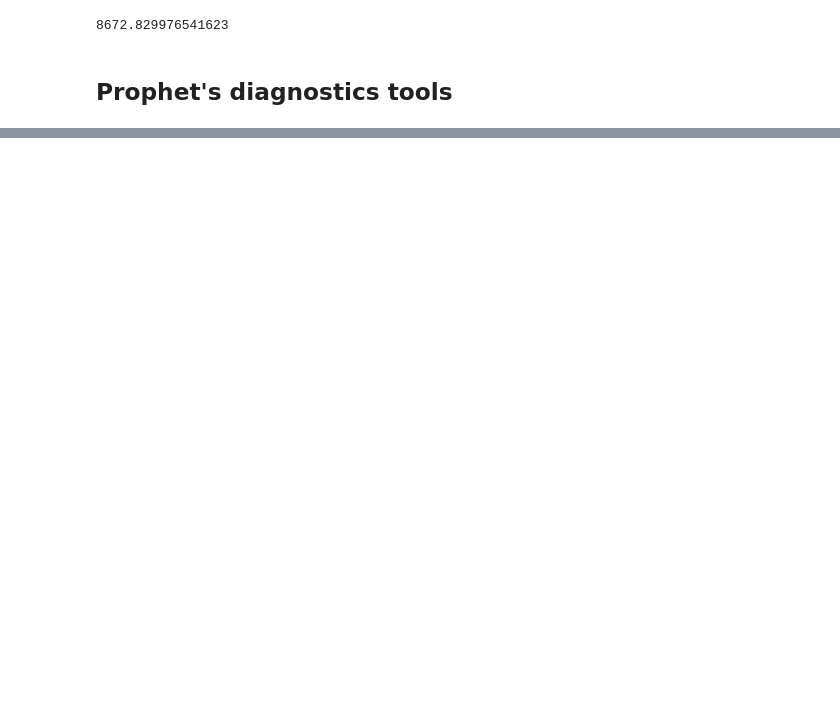
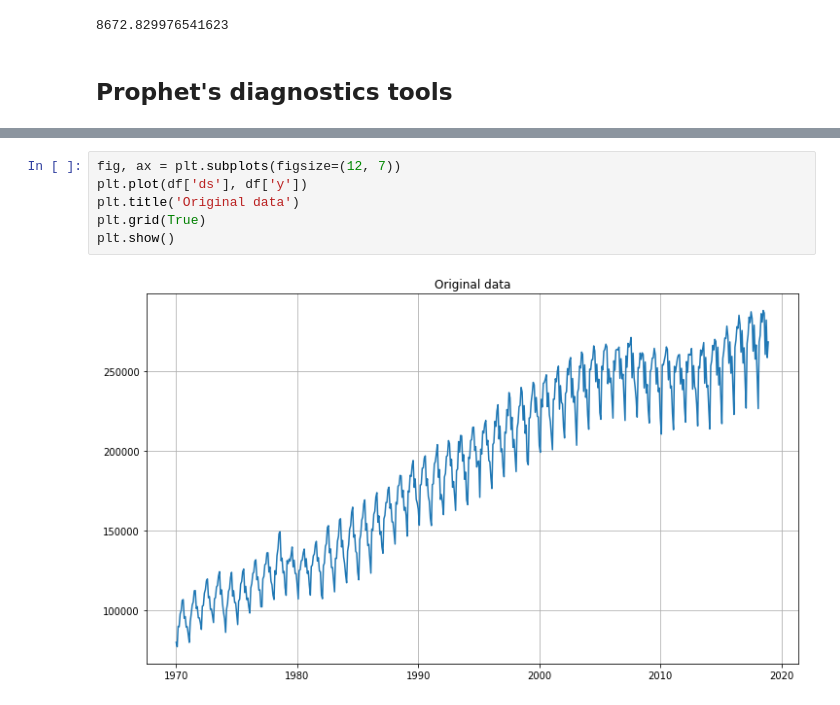
Before and after one commit to mkang32/time-series-analysis, a Jupyter notebook: notebooks/prophet_intro.ipynb, the cells around one changed output, grey strips where cells are left out. Drawn from its saved outputs; the diff is of its cells as text; blank space fills up the shorter version.

```diff
--- a/notebooks/prophet_intro.ipynb
+++ b/notebooks/prophet_intro.ipynb
@@ -241,0 +319,8 @@ ax = plot_cross_validation_metric(df_cv, metric='rmse')
+# %%
+fig, ax = plt.subplots(figsize=(12, 7))
+plt.plot(df['ds'], df['y'])
+plt.title('Original data')
+plt.grid(True)
+plt.show()
+# %% [output]
+[figure, added]
```
Also changed, not shown: parts of 23 cells of this notebook.
